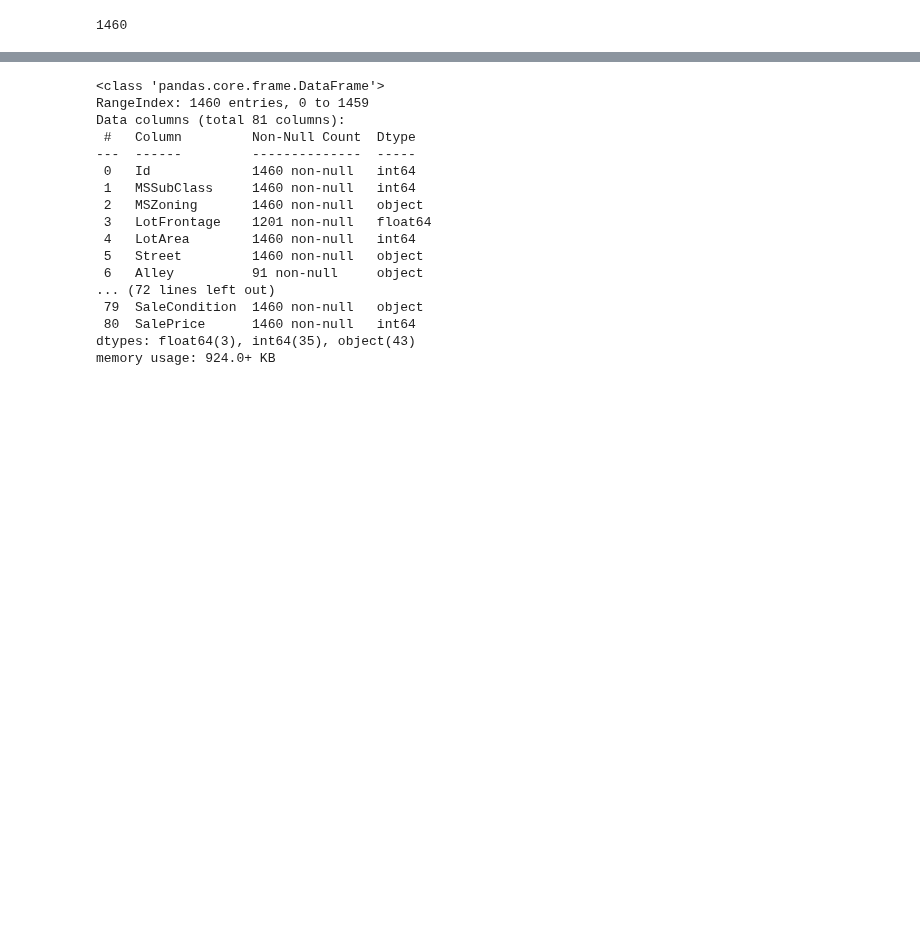
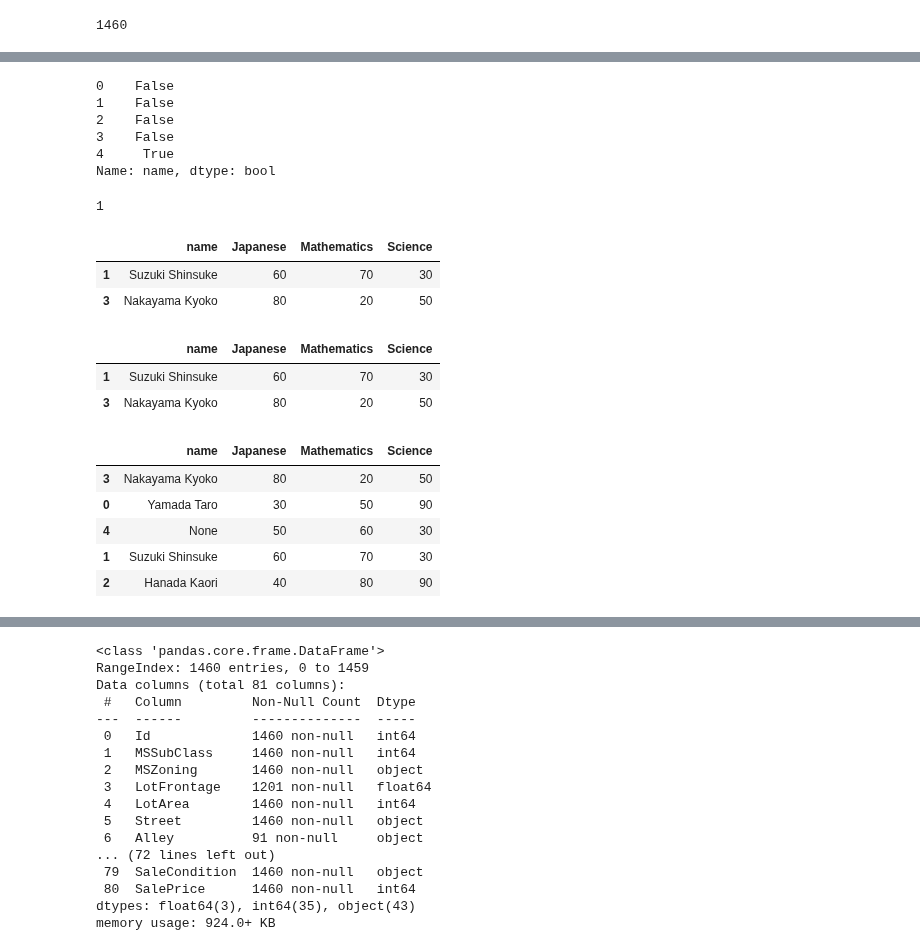
Before and after one commit to aws-samples/aws-ml-enablement-workshop, a Jupyter notebook: notebooks/02_analyze.ipynb, the cells around one changed output, grey strips where cells are left out. Cells and saved outputs as stored; diff of their text form; code cells hidden in the pictures; blank space fills up the shorter version.

```diff
--- a/notebooks/02_analyze.ipynb
+++ b/notebooks/02_analyze.ipynb
@@ -43,0 +78,39 @@ print(len(house_price_df))
+# %%
+# 名前を書き忘れているかをisnullで判定
+school_test_df.name.isnull()
+# %% [output]
+0    False
+1    False
+2    False
+3    False
+4     True
+Name: name, dtype: bool
+# %%
+# 名前を書き忘れている人数を計算(True=1、False=0)
+school_test_df.name.isnull().sum()
+# %% [output]
+1
+# %%
+# 国語が50点以上の人を選択
+school_test_df[school_test_df["Japanese"] > 50]
+# %% [output]
+|  | name | Japanese | Mathematics | Science |
+| 1 | Suzuki Shinsuke | 60 | 70 | 30 |
+| 3 | Nakayama Kyoko | 80 | 20 | 50 |
+# %%
+# 国語が50点以上の人を選択
+school_test_df.query("Japanese > 50")
+# %% [output]
+|  | name | Japanese | Mathematics | Science |
+| 1 | Suzuki Shinsuke | 60 | 70 | 30 |
+| 3 | Nakayama Kyoko | 80 | 20 | 50 |
+# %%
+# 算数の成績で並び替え
+school_test_df.sort_values("Mathematics")
+# %% [output]
+|  | name | Japanese | Mathematics | Science |
+| 3 | Nakayama Kyoko | 80 | 20 | 50 |
+| 0 | Yamada Taro | 30 | 50 | 90 |
+| 4 | None | 50 | 60 | 30 |
+| 1 | Suzuki Shinsuke | 60 | 70 | 30 |
+| 2 | Hanada Kaori | 40 | 80 | 90 |
```
Also changed, not shown: parts of 10 cells of this notebook, 6 other files.
